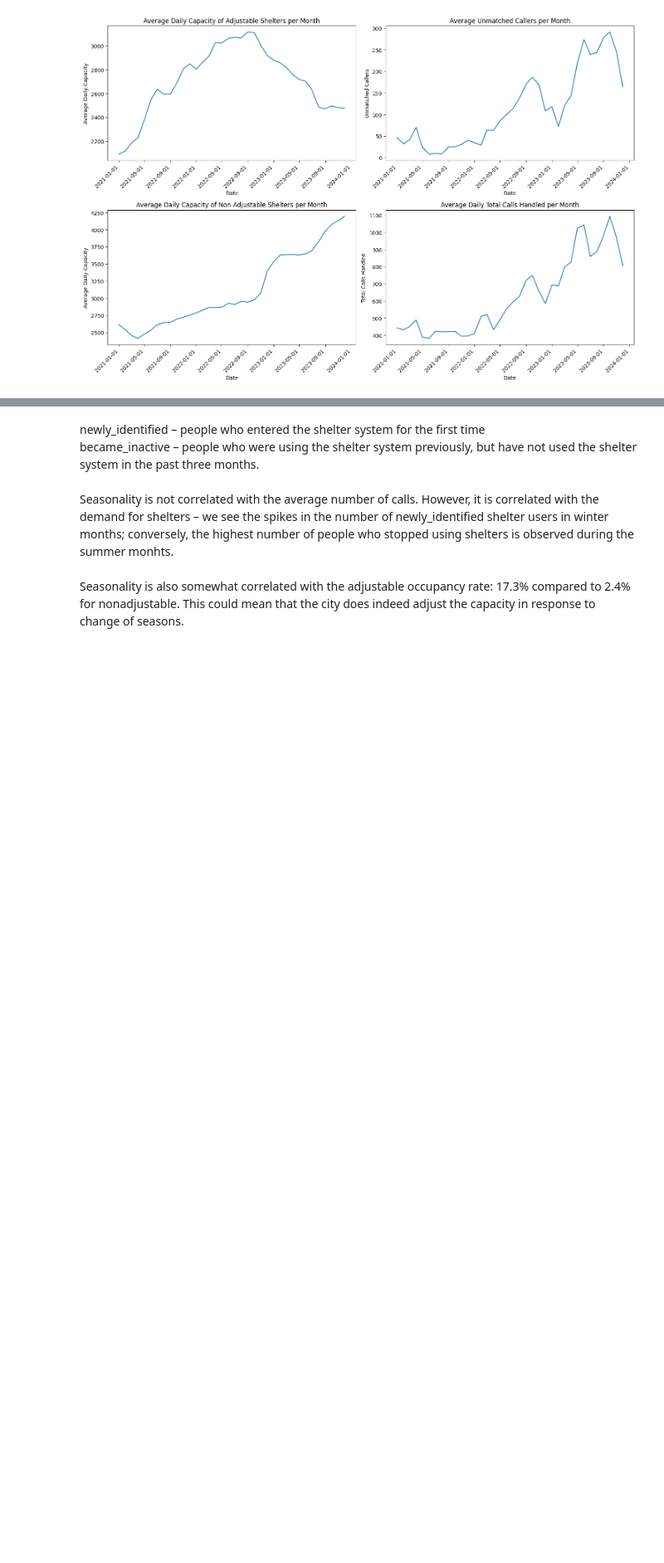
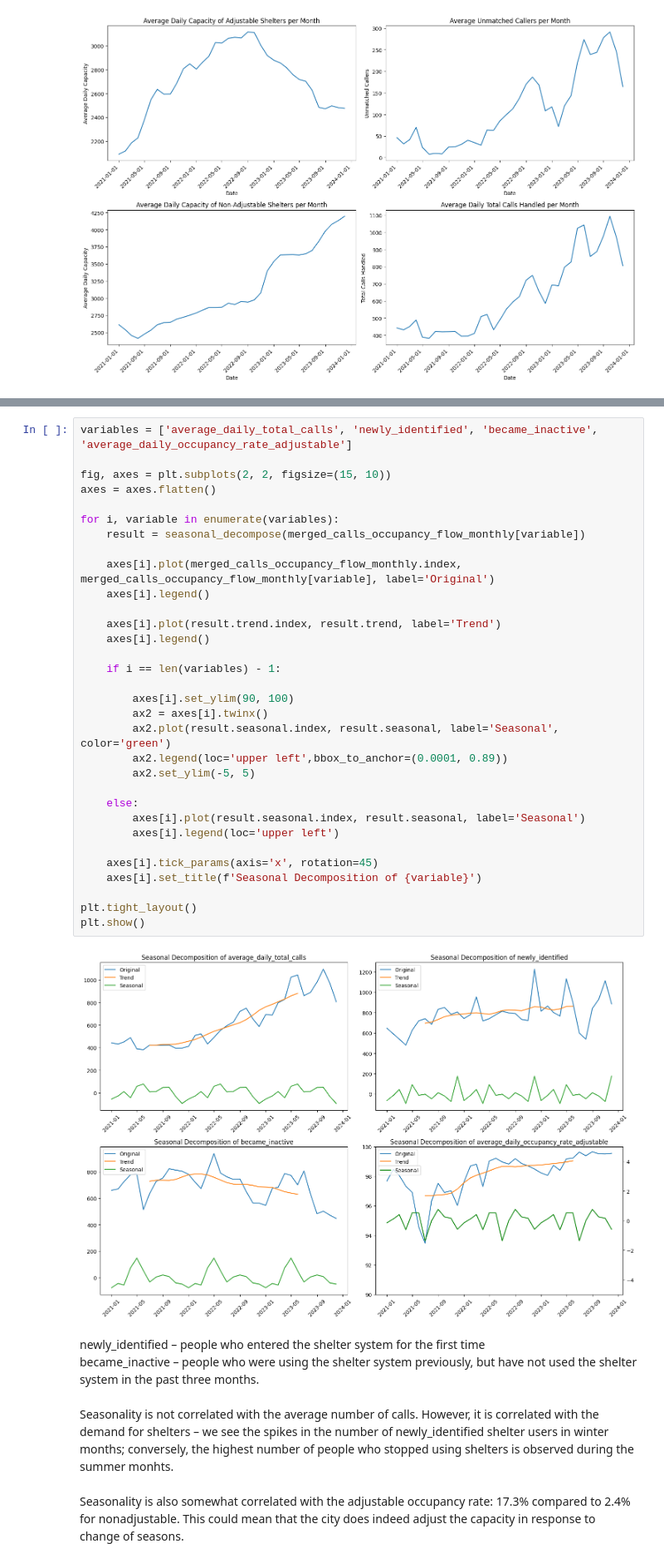
Before and after one commit to pendovka/Toronto-Shelter-Traffic, a Jupyter notebook: Shelter-Demand-Predictor.ipynb, the cells around one changed output, grey strips where cells are left out. Shown: that part at 83% size. Saved outputs shown, nothing was run; the diff lists cells and outputs as text; blank space fills up the shorter version.

Commit message:
nicer seasonal decomposition chart

```diff
--- a/Shelter-Demand-Predictor.ipynb
+++ b/Shelter-Demand-Predictor.ipynb
@@ -238,3 +197,37 @@ Proportion of variance in average_daily_occupancy_rate_adjustable explained by s
+# %%
+variables = ['average_daily_total_calls', 'newly_identified', 'became_inactive', 'average_daily_occupancy_rate_adjustable']
+
+fig, axes = plt.subplots(2, 2, figsize=(15, 10))
+axes = axes.flatten()
+
+for i, variable in enumerate(variables):
+    result = seasonal_decompose(merged_calls_occupancy_flow_monthly[variable])
+
+    axes[i].plot(merged_calls_occupancy_flow_monthly.index, merged_calls_occupancy_flow_monthly[variable], label='Original')
+    axes[i].legend()
+
+    axes[i].plot(result.trend.index, result.trend, label='Trend')
+    axes[i].legend()
+
+    if i == len(variables) - 1:
+
+        axes[i].set_ylim(90, 100)
+        ax2 = axes[i].twinx()
+        ax2.plot(result.seasonal.index, result.seasonal, label='Seasonal', color='green')
+        ax2.legend(loc='upper left',bbox_to_anchor=(0.0001, 0.89))
+        ax2.set_ylim(-5, 5)
+
+    else:
+        axes[i].plot(result.seasonal.index, result.seasonal, label='Seasonal')
+        axes[i].legend(loc='upper left')
+
+    axes[i].tick_params(axis='x', rotation=45)
+    axes[i].set_title(f'Seasonal Decomposition of {variable}')
+
+plt.tight_layout()
+plt.show()
+# %% [output]
+[figure, added]
 # %% [markdown]
 newly_identified – people who entered the shelter system for the first time <br>
 became_inactive – people who were using the shelter system previously, but have not used the shelter system in the past three months.<br><br>
```
Also changed, not shown: parts of 3 cells of this notebook.
